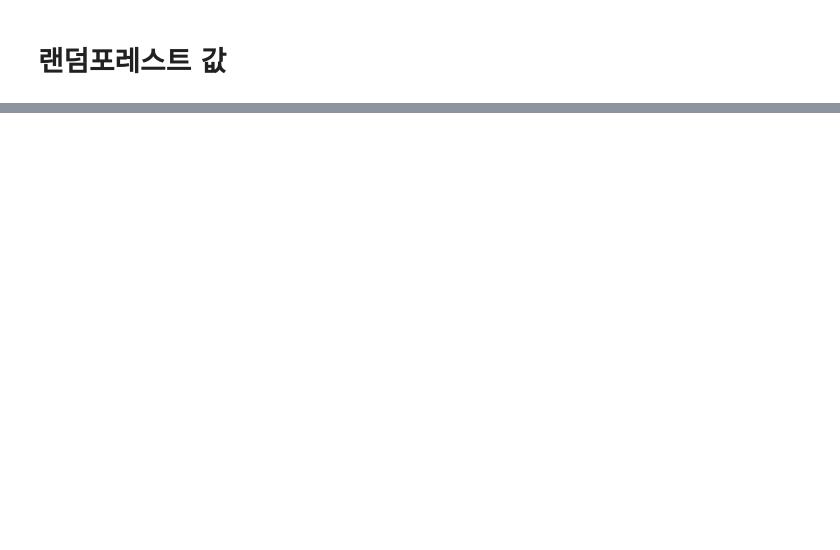
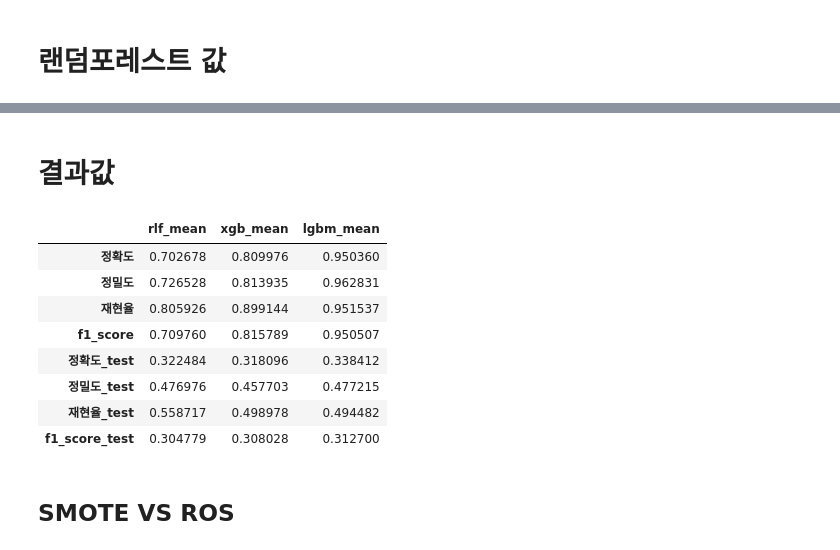
Before and after one commit to BigDataIPO/IPO, a Jupyter notebook: IPO/추가로 해볼것.ipynb, the cells around one changed output, grey strips where cells are left out. Saved outputs shown, nothing was run; the diff lists cells and outputs as text; code cells hidden in the pictures; blank space fills up the shorter version.

```diff
--- a/IPO/추가로 해볼것.ipynb
+++ b/IPO/추가로 해볼것.ipynb
@@ -179,0 +445,4 @@ NameError: name 'precision_val' is not defined
+# %%
+df_score_0_1_lgbm['lgbm_mean'] = df_score_0_1_lgbm.mean(axis=1)
+# %%
+lgbm_score = df_score_0_1_lgbm['lgbm_mean']
@@ -179,0 +461,16 @@ NameError: name 'precision_val' is not defined
+# %% [markdown]
+# 결과값
+# %%
+df = pd.concat([rlf_score,xgb_score,lgbm_score],axis=1)
+# %%
+df
+# %% [output]
+|  | rlf_mean | xgb_mean | lgbm_mean |
+| 정확도 | 0.702678 | 0.809976 | 0.950360 |
+| 정밀도 | 0.726528 | 0.813935 | 0.962831 |
+| 재현율 | 0.805926 | 0.899144 | 0.951537 |
+| f1_score | 0.709760 | 0.815789 | 0.950507 |
+| 정확도_test | 0.322484 | 0.318096 | 0.338412 |
+| 정밀도_test | 0.476976 | 0.457703 | 0.477215 |
+| 재현율_test | 0.558717 | 0.498978 | 0.494482 |
+| f1_score_test | 0.304779 | 0.308028 | 0.312700 |
@@ -179,0 +479,2 @@ NameError: name 'precision_val' is not defined
+# %% [markdown]
+## SMOTE VS ROS
```
Also changed, not shown: parts of 33 cells of this notebook, 4 other files.
